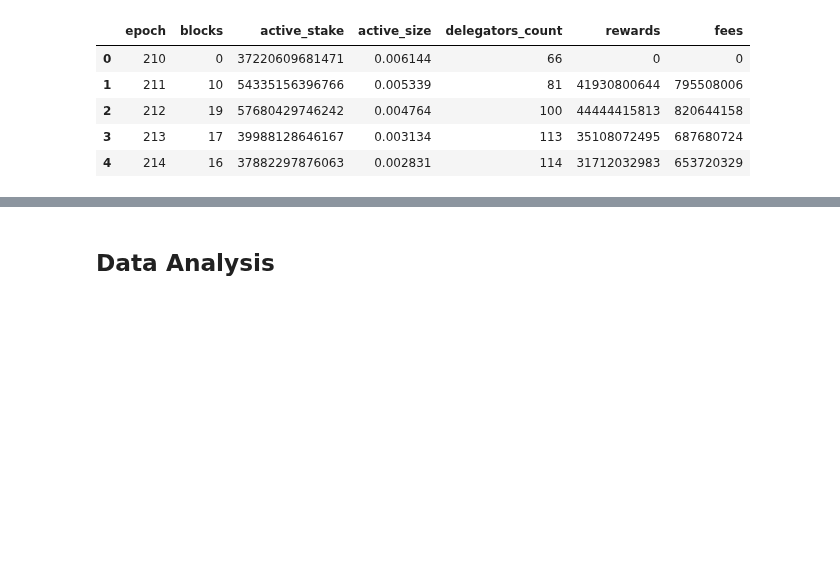
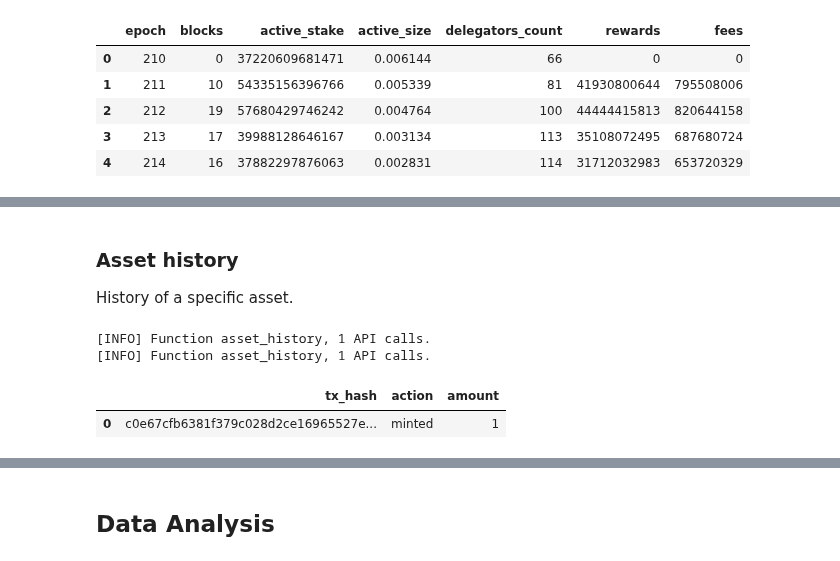
Before and after one commit to attadje/py-cardano-explorer, a Jupyter notebook: readme.ipynb, the cells around one changed output, grey strips where cells are left out. Cells and saved outputs as stored; diff of their text form; code cells hidden in the pictures; blank space fills up the shorter version.

```diff
--- a/readme.ipynb
+++ b/readme.ipynb
@@ -424,0 +477,15 @@ cardano_mainnet.stake_pool_history(pool_id,
+# %% [markdown]
+### Asset history
+History of a specific asset.
+# %%
+cardano_mainnet.asset_history(policy_id+asset_name)
+#or
+cardano_mainnet.asset_history(policy_id+asset_name,
+                              data_order='asc', # Optional: Data order (default: Ascending)
+                              nb_of_results=100, # Optional: Return max 100 results at the time (default: None), None for get all the data available.
+                              pandas=True) # Optional: Return a pandas dataframe
+# %% [output]
+[INFO] Function asset_history, 1 API calls.
+[INFO] Function asset_history, 1 API calls.
+|  | tx_hash | action | amount |
+| 0 | c0e67cfb6381f379c028d2ce16965527e... | minted | 1 |
```
Also changed, not shown: parts of 11 cells of this notebook.
